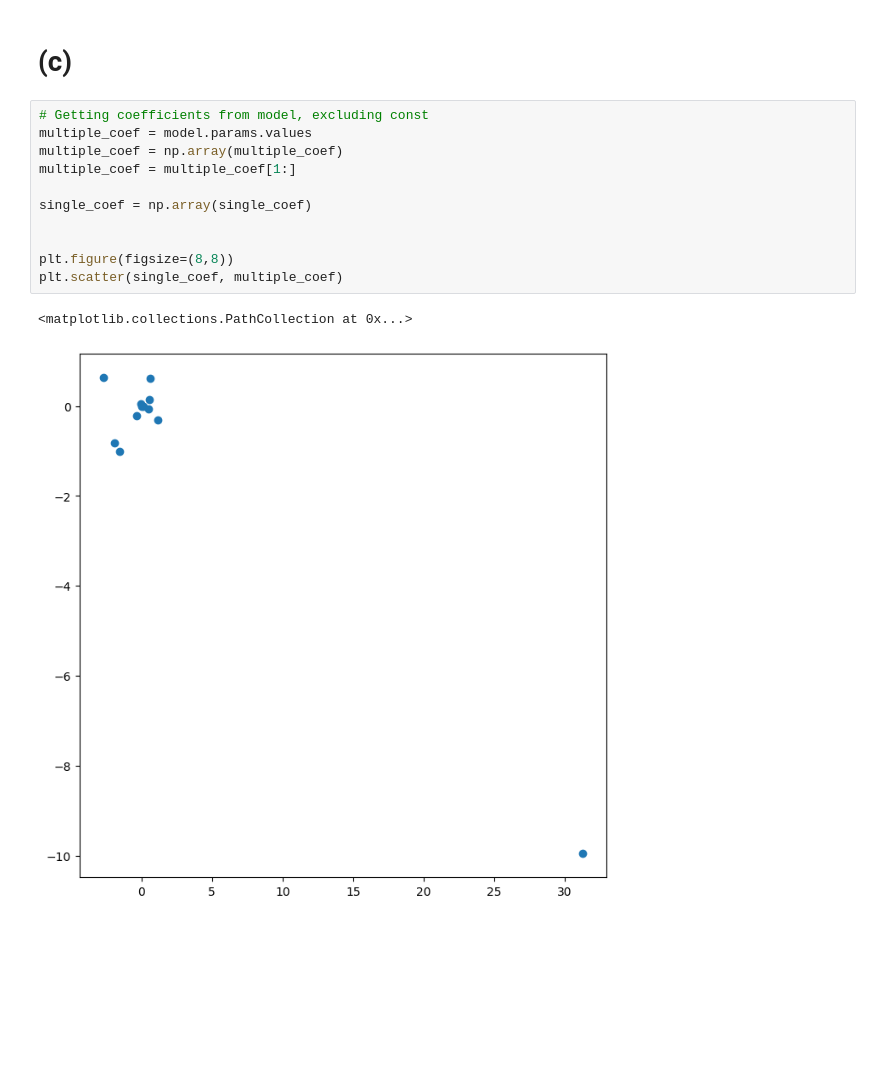
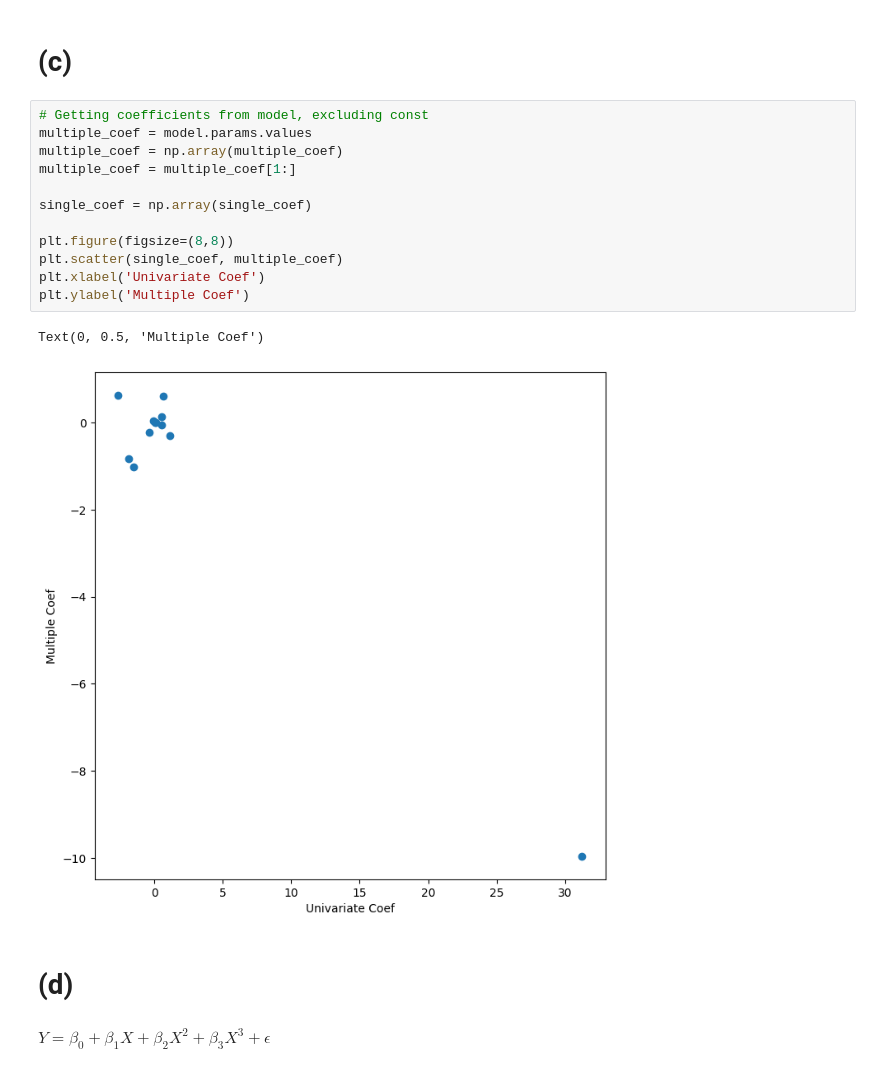
Before and after one commit to woooocoder/machine-learning, a Jupyter notebook: hw2/hw2.ipynb, the cells around one changed output. Saved outputs shown, nothing was run; the diff lists cells and outputs as text; blank space fills up the shorter version.

```diff
--- a/hw2/hw2.ipynb
+++ b/hw2/hw2.ipynb
@@ -477,14 +477,19 @@ strong multicollinearity or other numerical problems.
 # %%
 # Getting coefficients from model, excluding const
 multiple_coef = model.params.values
 multiple_coef = np.array(multiple_coef)
 multiple_coef = multiple_coef[1:]
 
 single_coef = np.array(single_coef)
 
-
 plt.figure(figsize=(8,8))
 plt.scatter(single_coef, multiple_coef)
+plt.xlabel('Univariate Coef')
+plt.ylabel('Multiple Coef')
 # %% [output]
-<matplotlib.collections.PathCollection at 0x...>
+Text(0, 0.5, 'Multiple Coef')
-[figure, old version]
+[figure, new version]
+# %% [markdown]
+# (d)
+# %% [markdown]
+$Y = \beta_0 + \beta_1X + \beta_2X^2 + \beta_3X^3 + \epsilon$
```
Also changed, not shown: parts of 13 cells of this notebook.
